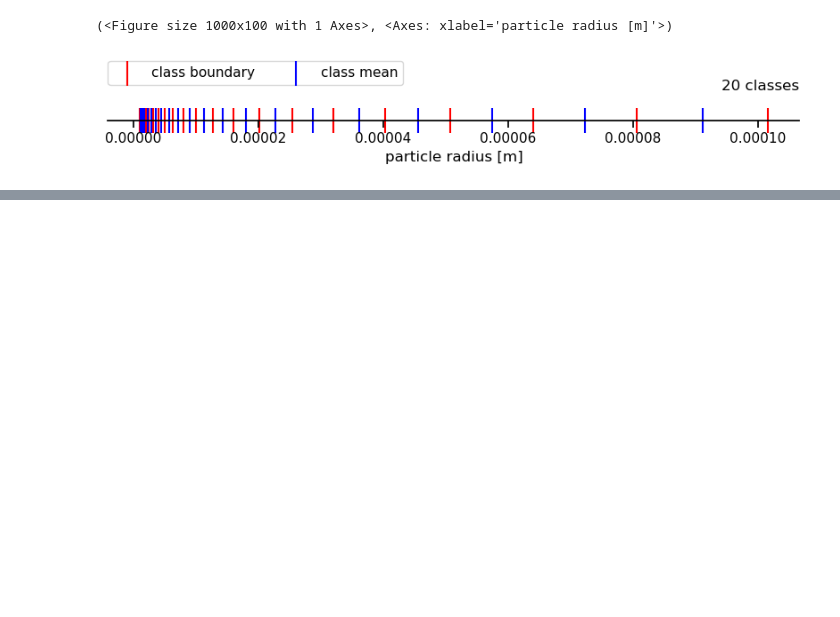
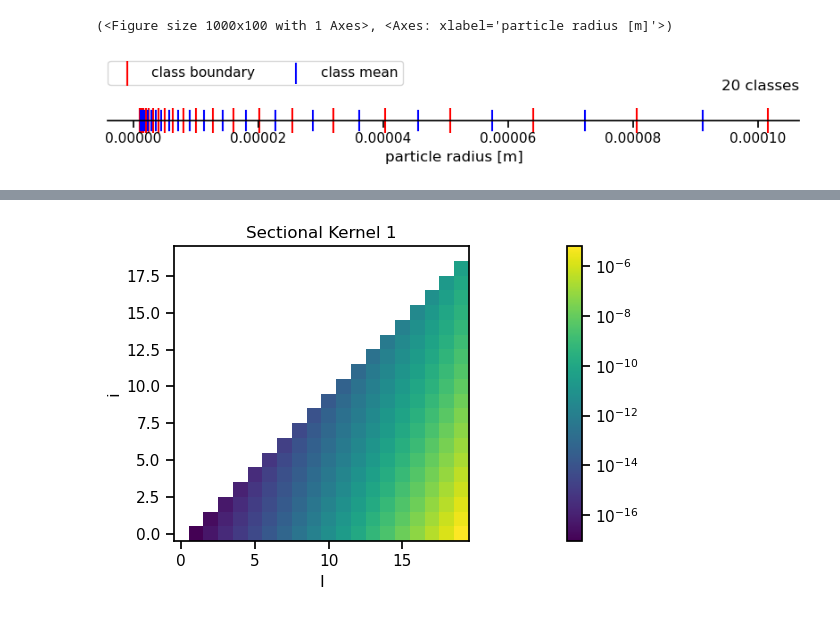
Before and after one commit to 465b/particle_aggregation_model, a Jupyter notebook: running_and_visualizing_experiments.ipynb, the cells around one changed output, grey strips where cells are left out. Cells and saved outputs as stored; diff of their text form; code cells hidden in the pictures; blank space fills up the shorter version.

```diff
--- a/running_and_visualizing_experiments.ipynb
+++ b/running_and_visualizing_experiments.ipynb
@@ -411,9 +47,0 @@ plt.grid(which='both',linestyle='--')
-# %%
-from coagulation_model.coagulation_kernel import coagulation_kernel as kernel
-from coagulation_model.plotting_kernels import plot_kernel_map
-from coagulation_model.plotting_kernels import plot_normalized_kernel_map
-
-import matplotlib.pyplot as plt
-import numpy as np
-import seaborn as sns
-sns.set_context('notebook')
@@ -558,0 +62,8 @@ plt.gca().xaxis.set_major_formatter(ScalarFormatter())  # Use ScalarFormatter fo
+# %%
+jj = 0
+# %%
+sectional_kernel = SectionalCoagulationKernels(coagulation_kernel,particle_size_distribution)
+fig,ax = plot_sectional_kernels(np.array([sectional_kernel.data[jj]]))
+fig,ax = plot_sectional_kernels(sectional_kernel.data)
+# %% [output]
+[figure, added]
```
Also changed, not shown: parts of 51 cells of this notebook, 7 other files.
